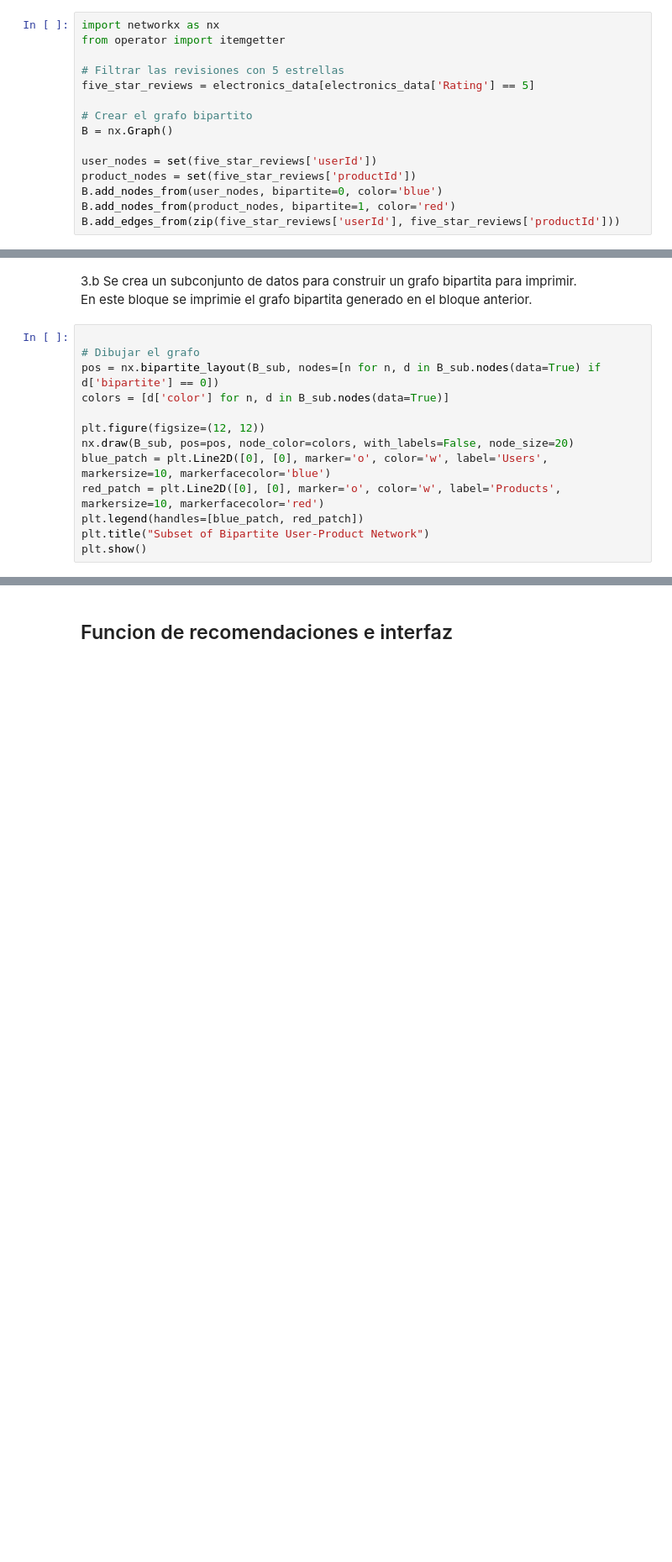
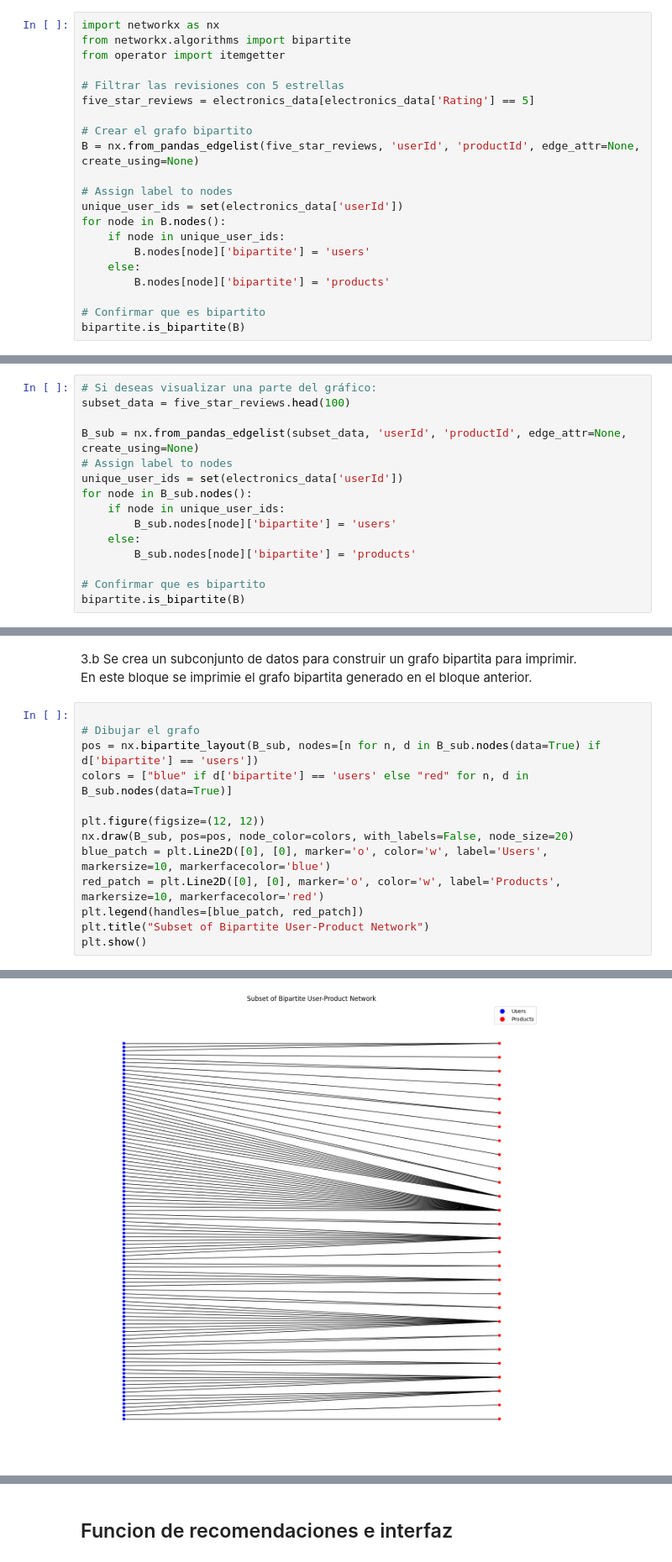
Before and after one commit to xjose97x/ia2_p1, a Jupyter notebook: ia2_p1.ipynb, the cells around one changed output, grey strips where cells are left out. Shown at 84% size. Saved outputs shown, nothing was run; the diff lists cells and outputs as text; blank space fills up the shorter version.

```diff
--- a/ia2_p1.ipynb
+++ b/ia2_p1.ipynb
@@ -58,15 +70,21 @@ print("Total No of products  :", len(np.unique(electronics_data.productId)))
 # %%
 import networkx as nx
+from networkx.algorithms import bipartite
 from operator import itemgetter
 
 # Filtrar las revisiones con 5 estrellas
 five_star_reviews = electronics_data[electronics_data['Rating'] == 5]
 
 # Crear el grafo bipartito
-B = nx.Graph()
+B = nx.from_pandas_edgelist(five_star_reviews, 'userId', 'productId', edge_attr=None, create_using=None)
 
-user_nodes = set(five_star_reviews['userId'])
-product_nodes = set(five_star_reviews['productId'])
-B.add_nodes_from(user_nodes, bipartite=0, color='blue')
-B.add_nodes_from(product_nodes, bipartite=1, color='red')
-B.add_edges_from(zip(five_star_reviews['userId'], five_star_reviews['productId']))
+# Assign label to nodes
+unique_user_ids = set(electronics_data['userId'])
+for node in B.nodes():
+    if node in unique_user_ids:
+        B.nodes[node]['bipartite'] = 'users'
+    else:
+        B.nodes[node]['bipartite'] = 'products'
+
+# Confirmar que es bipartito
+bipartite.is_bipartite(B)
@@ -116,0 +152,15 @@ B_sub.add_edges_from(zip(subset_data['userId'], subset_data['productId']))
+# %%
+# Si deseas visualizar una parte del gráfico:
+subset_data = five_star_reviews.head(100)
+
+B_sub = nx.from_pandas_edgelist(subset_data, 'userId', 'productId', edge_attr=None, create_using=None)
+# Assign label to nodes
+unique_user_ids = set(electronics_data['userId'])
+for node in B_sub.nodes():
+    if node in unique_user_ids:
+        B_sub.nodes[node]['bipartite'] = 'users'
+    else:
+        B_sub.nodes[node]['bipartite'] = 'products'
+
+# Confirmar que es bipartito
+bipartite.is_bipartite(B)
@@ -120,8 +172,8 @@ B_sub.add_edges_from(zip(subset_data['userId'], subset_data['productId']))
 # %%
 
 # Dibujar el grafo
-pos = nx.bipartite_layout(B_sub, nodes=[n for n, d in B_sub.nodes(data=True) if d['bipartite'] == 0])
-colors = [d['color'] for n, d in B_sub.nodes(data=True)]
+pos = nx.bipartite_layout(B_sub, nodes=[n for n, d in B_sub.nodes(data=True) if d['bipartite'] == 'users'])
+colors = ["blue" if d['bipartite'] == 'users' else "red" for n, d in B_sub.nodes(data=True)]
 
 plt.figure(figsize=(12, 12))
 nx.draw(B_sub, pos=pos, node_color=colors, with_labels=False, node_size=20)
@@ -130,3 +182,4 @@ red_patch = plt.Line2D([0], [0], marker='o', color='w', label='Products', marker
 plt.legend(handles=[blue_patch, red_patch])
 plt.title("Subset of Bipartite User-Product Network")
 plt.show()
+# %% [output]
@@ -133,2 +189,3 @@ plt.show()
+[figure, added]
 # %% [markdown]
 4. Poda de grafo bipartito e impresión del mismo
```
Also changed, not shown: parts of 17 cells of this notebook.
